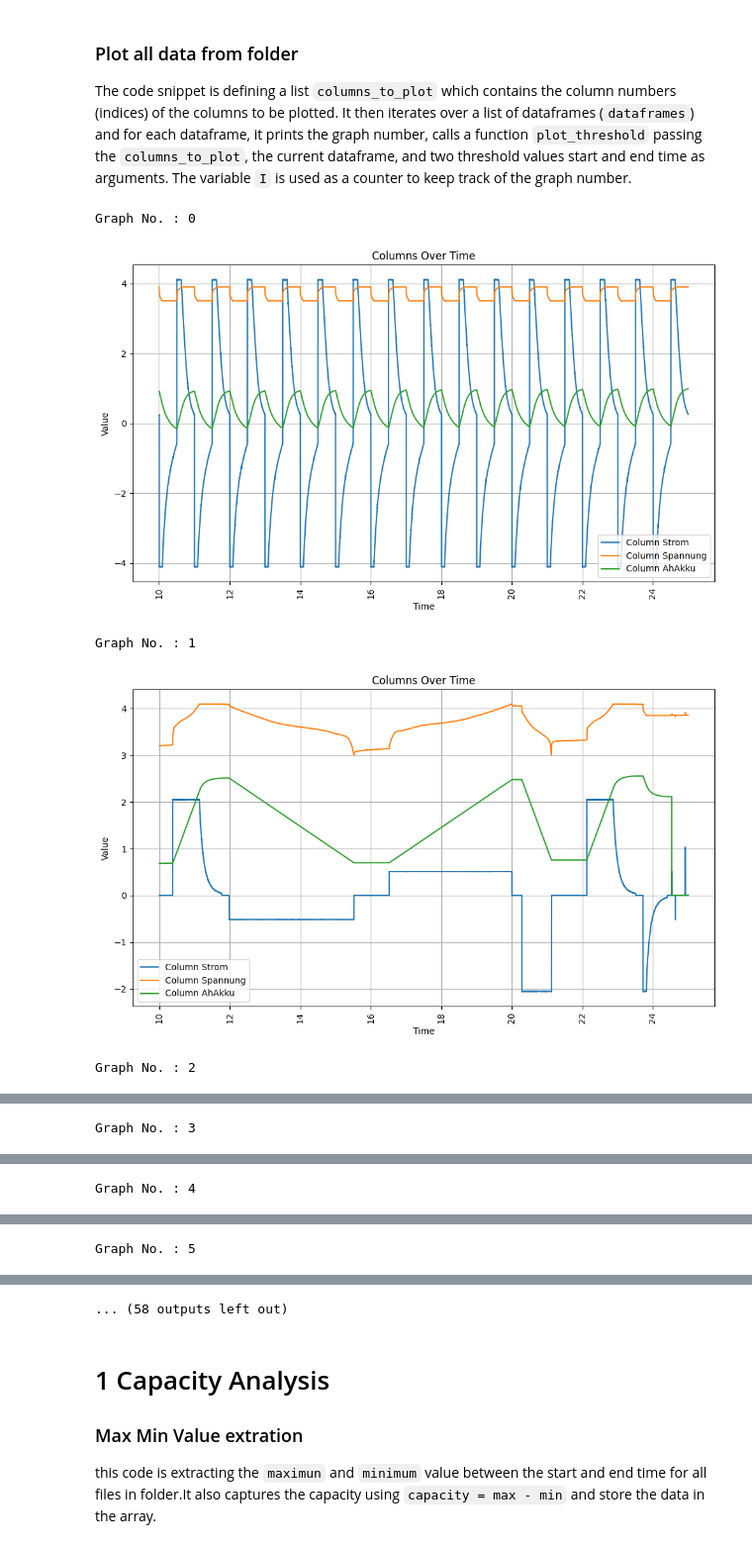
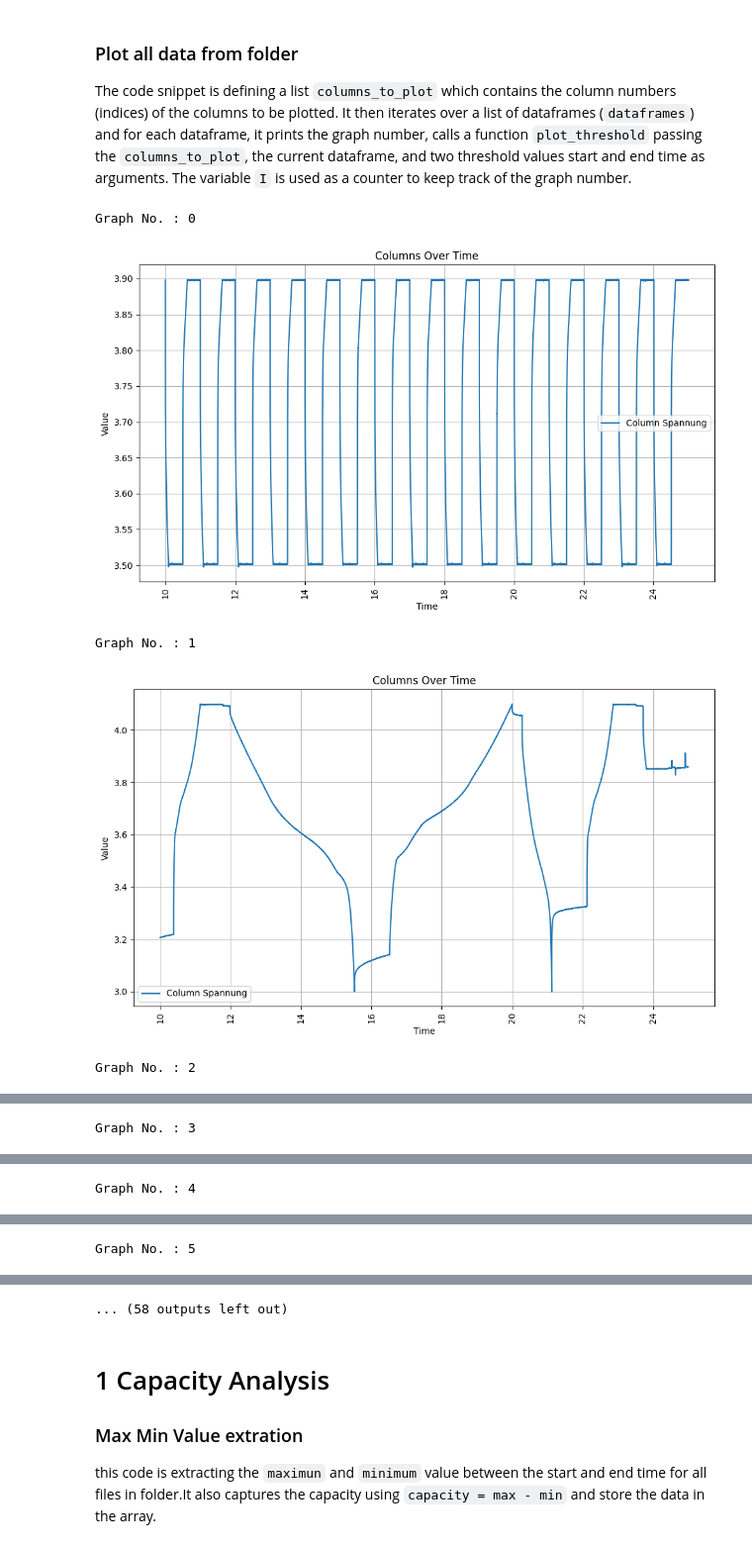
Before and after one commit to umerghafoor/battery-degradation-trajectory-prediction, a Jupyter notebook: lifetimedataExtraction.ipynb, the cells around one changed output, grey strips where cells are left out. Shown at 99% size. Drawn from its saved outputs; the diff is of its cells as text; code cells hidden in the pictures.

```diff
--- a/lifetimedataExtraction.ipynb
+++ b/lifetimedataExtraction.ipynb
@@ -289,17 +368,17 @@ def plotAllDates( columns_to_plot,dataframes):
 ### Plot all data from folder
 The code snippet is defining a list `columns_to_plot` which contains the column numbers (indices) of the columns to be plotted. It then iterates over a list of dataframes (`dataframes`) and for each dataframe, it prints the graph number, calls a function `plot_threshold` passing the `columns_to_plot`, the current dataframe, and two threshold values start and end time as arguments. The variable `I` is used as a counter to keep track of the graph number.
 # %%
-columns_to_plot = [16,15,9]
+columns_to_plot = [15]
 #plotAllDates(dataframes[0],columns_to_plot)
 I = 0
 for i in dataframes:
     print("Graph No. :",I)
     #plot(columns_to_plot,dataframes[I])
     plot_threshold(columns_to_plot, dataframes[I], 10, 25)
     I=I+1
 # %% [output]
 Graph No. : 0
-[figure, old version]
+[figure, new version]
 Graph No. : 1
-[figure, old version]
+[figure, new version]
 Graph No. : 2
```
Also changed, not shown: parts of 13 cells of this notebook.
